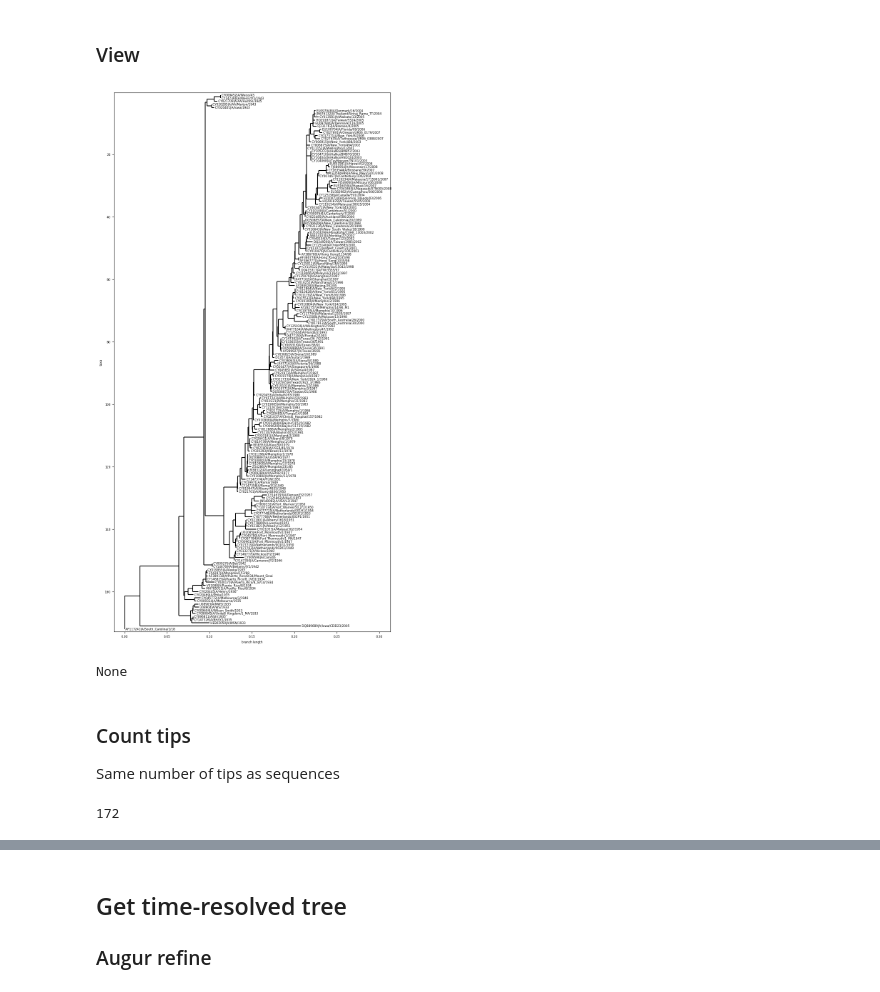
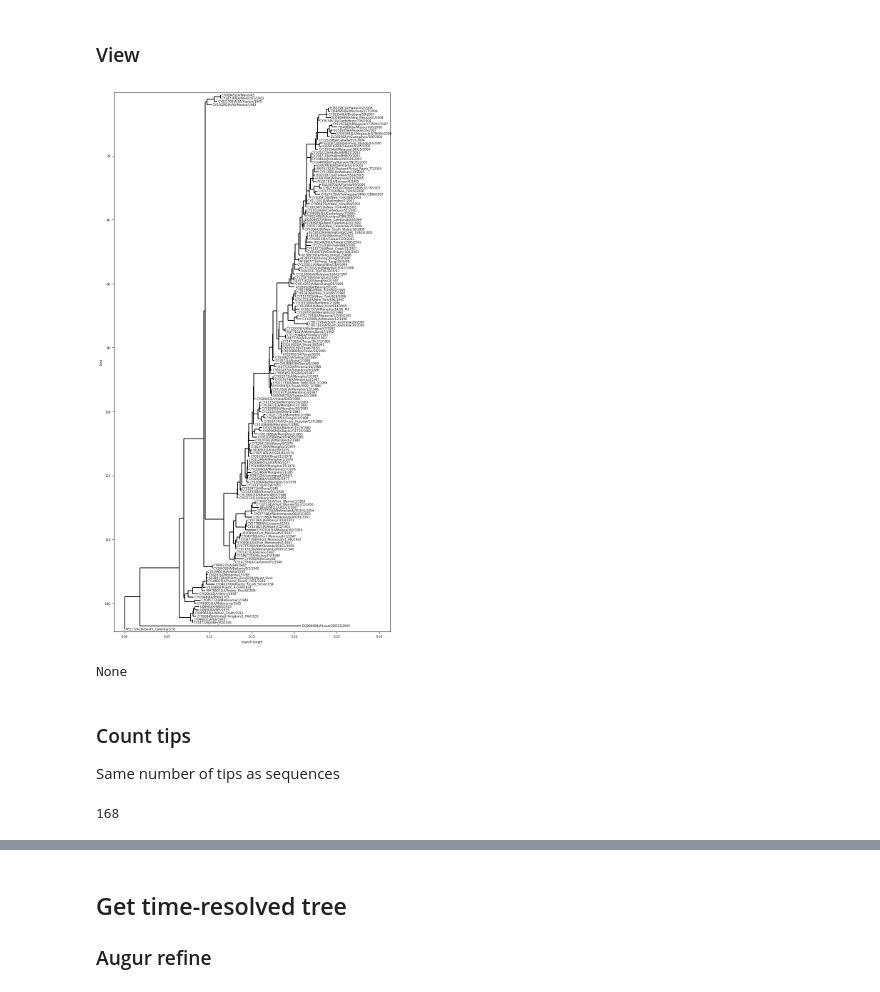
Before and after one commit to gboyle2/spatial_coupling, a Jupyter notebook: influenza-ha/analysis/influenza-A_HA_augur.ipynb, the cells around one changed output, grey strips where cells are left out. Saved outputs shown, nothing was run; the diff lists cells and outputs as text; code cells hidden in the pictures.

```diff
--- a/influenza-ha/analysis/influenza-A_HA_augur.ipynb
+++ b/influenza-ha/analysis/influenza-A_HA_augur.ipynb
@@ -183,15 +198,15 @@ Building original tree took 1.5264134407043457 seconds
 # %% [markdown]
 ### View
 # %%
-tree = Phylo.read("../results/tree_raw-5.nwk", "newick")
+tree = Phylo.read("../results/tree_raw-5_removed.nwk", "newick")
 matplotlib.rc('font',size=6)
 fig = plt.figure(figsize=(10,20), dpi=100)
 axes=fig.add_subplot(1, 1, 1)
 tree.ladderize(reverse=True)
 tree.root_with_outgroup(outgroup_targets="AF117241|A/South_Carolina/1/18")
 print(Phylo.draw(tree, axes=axes))
 # %% [output]
-[figure, old version]
+[figure, new version]
 None
 # %% [markdown]
 ### Count tips
@@ -200,6 +215,6 @@ Same number of tips as sequences
 # %%
 tree.count_terminals()
 # %% [output]
-172
+168
 # %%
 seqCount = []
```
Also changed, not shown: parts of 24 cells of this notebook, 8 other files.
